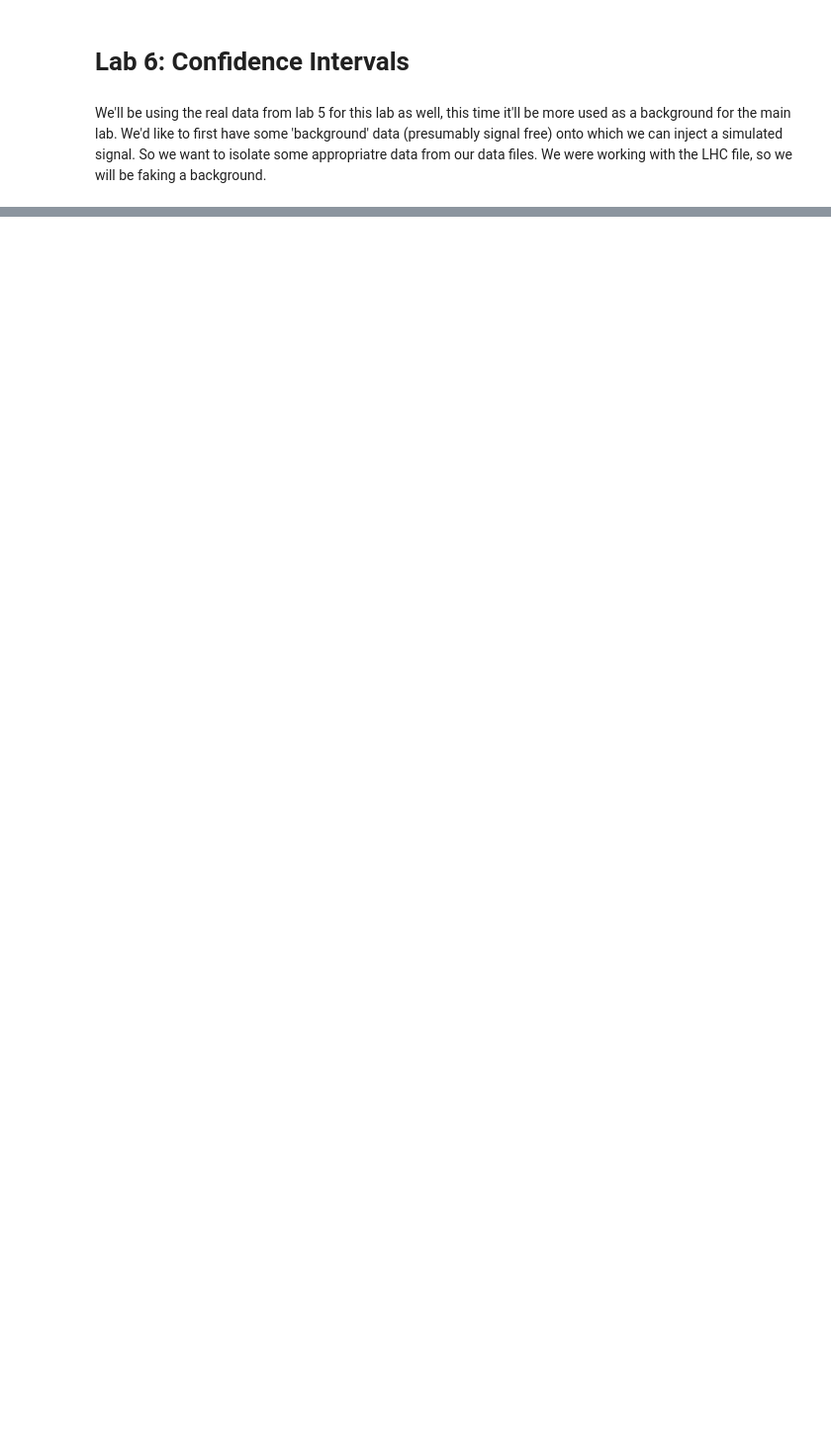
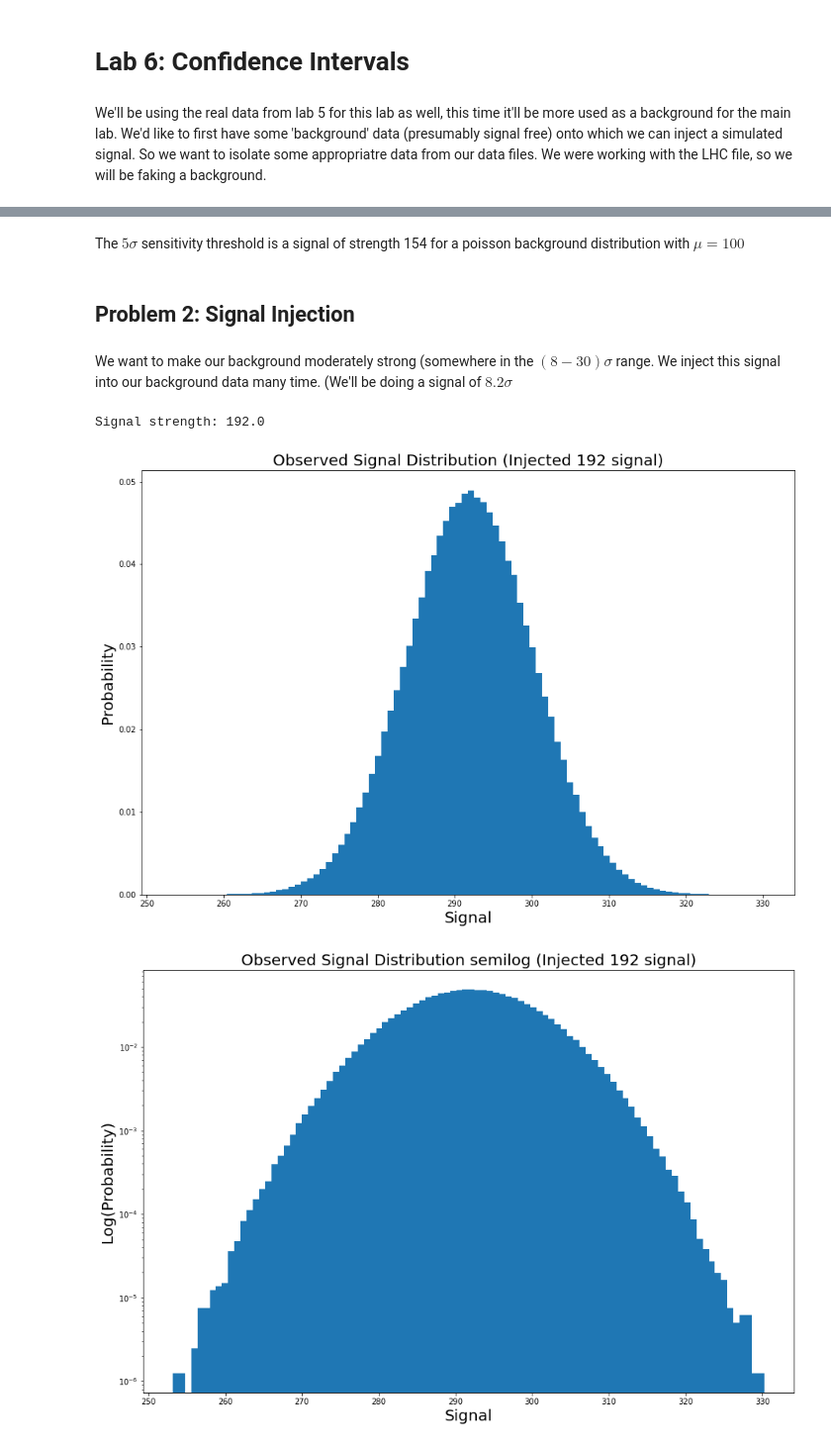
Before and after one commit to MinniVan/PHYS-434, a Jupyter notebook: lab-6.ipynb, the cells around one changed output, grey strips where cells are left out. Shown at 99% size. Saved outputs shown, nothing was run; the diff lists cells and outputs as text; code cells hidden in the pictures; blank space fills up the shorter version.

```diff
--- a/lab-6.ipynb
+++ b/lab-6.ipynb
@@ -20,0 +37,30 @@ plt.show()
+# %% [markdown]
+The $5\sigma$ sensitivity threshold is a signal of strength 154 for a poisson background distribution with $\mu=100$
+# %% [markdown]
+## Problem 2: Signal Injection
+# %% [markdown]
+We want to make our background moderately strong (somewhere in the $(8-30)\sigma$ range. We inject this signal into our background data many time. (We'll be doing a signal of $8.2\sigma$
+# %%
+prob8_2 = stats.norm.cdf(8.2) # i've found that sigma of 8.3 and higher yields strength of inf
+signal8_2 = stats.poisson.ppf(prob8_2,mu=100)
+print('Signal strength: ' + str(signal8_2))
+# %% [output]
+Signal strength: 192.0
+# %%
+bk_noise = np.random.normal(100,8.2,1000000)
+data = bk_noise + signal8_2
+plt.hist(data,bins=max(fake_background)-min(fake_background)+1,density=True)
+plt.title('Observed Signal Distribution (Injected 192 signal)',size = 20)
+plt.xlabel('Signal',size=20)
+plt.ylabel('Probability',size=20)
+plt.show()
+
+plt.hist(data,bins=max(fake_background)-min(fake_background)+1,density=True)
+plt.title('Observed Signal Distribution semilog (Injected 192 signal)',size = 20)
+plt.yscale('log')
+plt.xlabel('Signal',size=20)
+plt.ylabel('Log(Probability)',size=20)
+plt.show()
+# %% [output]
+[figure, added]
+[figure, added]
```
Also changed, not shown: parts of 14 cells of this notebook, 1 other file.
